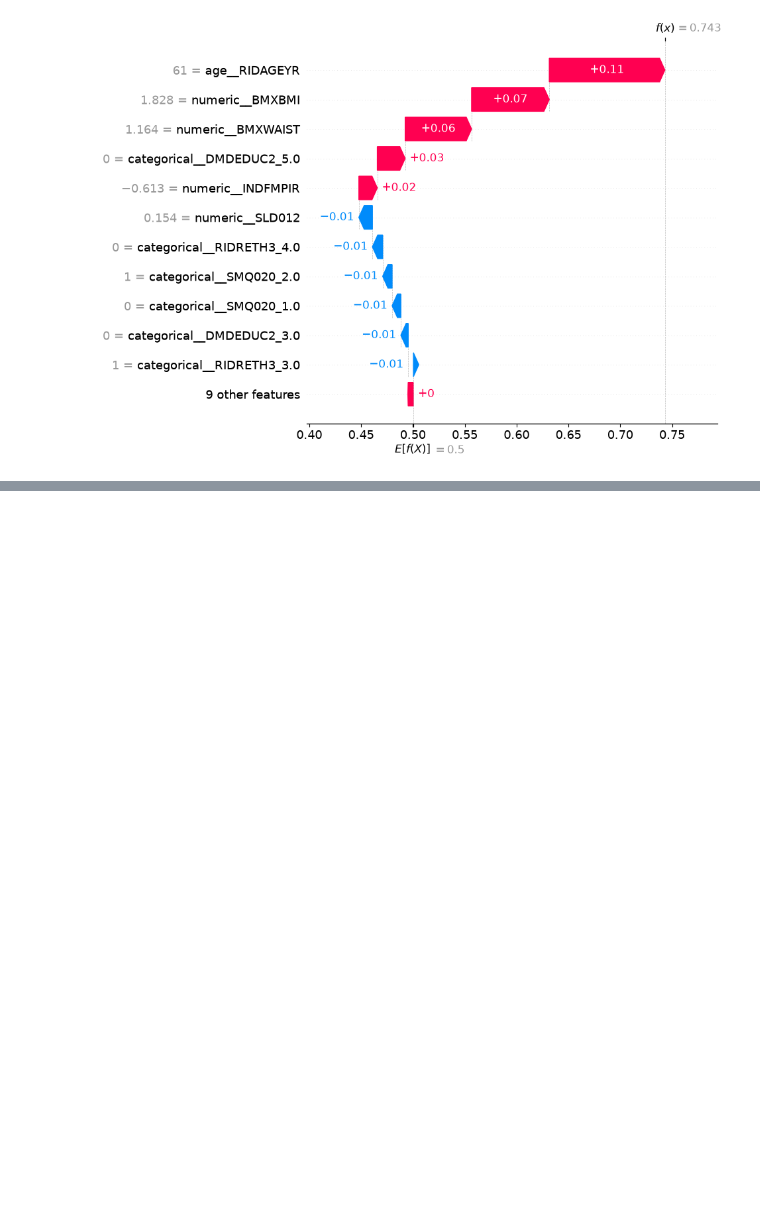
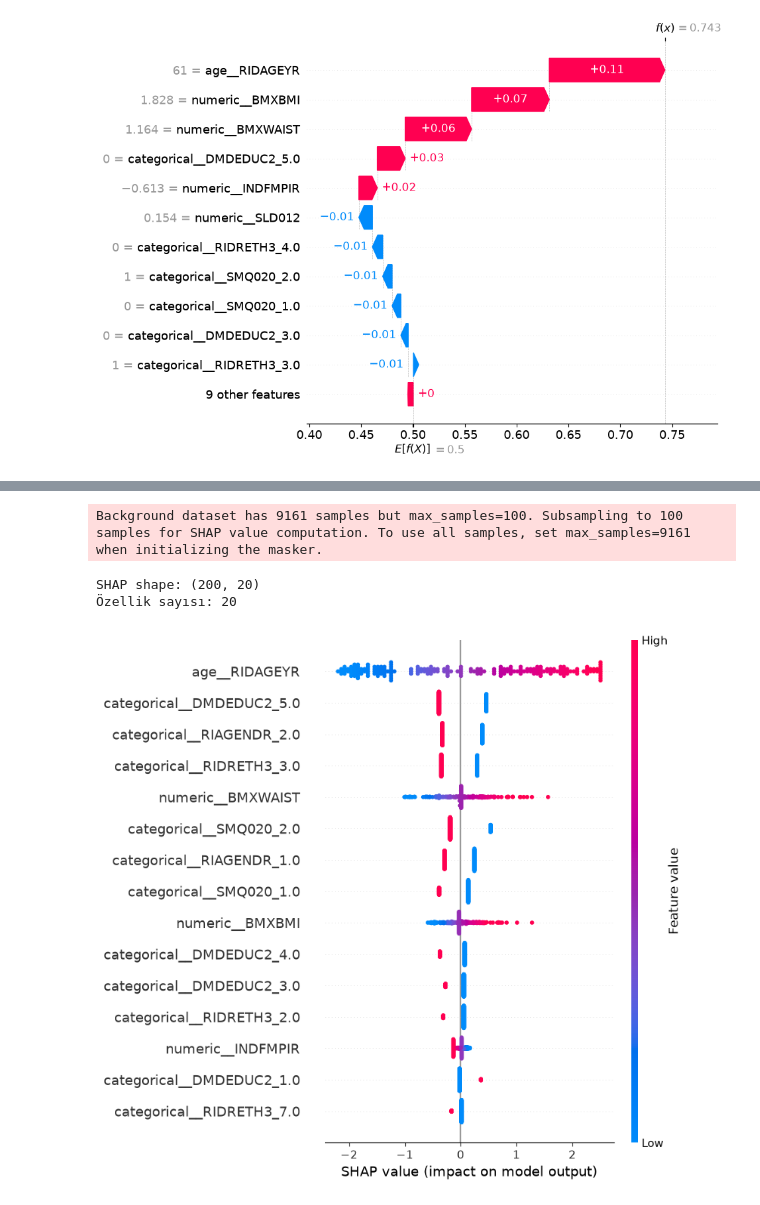
Before and after one commit to Huseyinyagmur/personalized-health-risk-assistant, a Jupyter notebook: nhanes_analysis.ipynb, the cells around one changed output, grey strips where cells are left out. Saved outputs shown, nothing was run; the diff lists cells and outputs as text; code cells hidden in the pictures; blank space fills up the shorter version.

```diff
--- a/nhanes_analysis.ipynb
+++ b/nhanes_analysis.ipynb
@@ -1115,0 +1585,46 @@ Modelin pozitif sınıf olasılığı: 0.743
+# %%
+import shap
+
+# Ön işleme uygulanmış özellikler
+X_shap_diab = X_test_diab.sample(
+    n=min(200, len(X_test_diab)),
+    random_state=42
+)
+
+X_shap_transformed = (
+    diabetes_lr
+    .named_steps["preprocessor"]
+    .transform(X_shap_diab)
+)
+
+feature_names = (
+    diabetes_lr
+    .named_steps["preprocessor"]
+    .get_feature_names_out()
+)
+
+# Logistic Regression için SHAP açıklayıcısı
+explainer_diab = shap.LinearExplainer(
+    diabetes_lr.named_steps["classifier"],
+    diabetes_lr.named_steps["preprocessor"].transform(X_train_diab)
+)
+
+shap_values_diab = explainer_diab(
+    X_shap_transformed
+)
+
+print("SHAP shape:", shap_values_diab.values.shape)
+print("Özellik sayısı:", len(feature_names))
+# %% [output]
+Background dataset has 9161 samples but max_samples=100. Subsampling to 100 samples for SHAP value computation. To use all samples, set max_samples=9161 when initializing the masker.
+SHAP shape: (200, 20)
+Özellik sayısı: 20
+# %%
+shap.summary_plot(
+    shap_values_diab.values,
+    X_shap_transformed,
+    feature_names=feature_names,
+    max_display=15
+)
+# %% [output]
+[figure, added]
```
Also changed, not shown: parts of 11 cells of this notebook.
